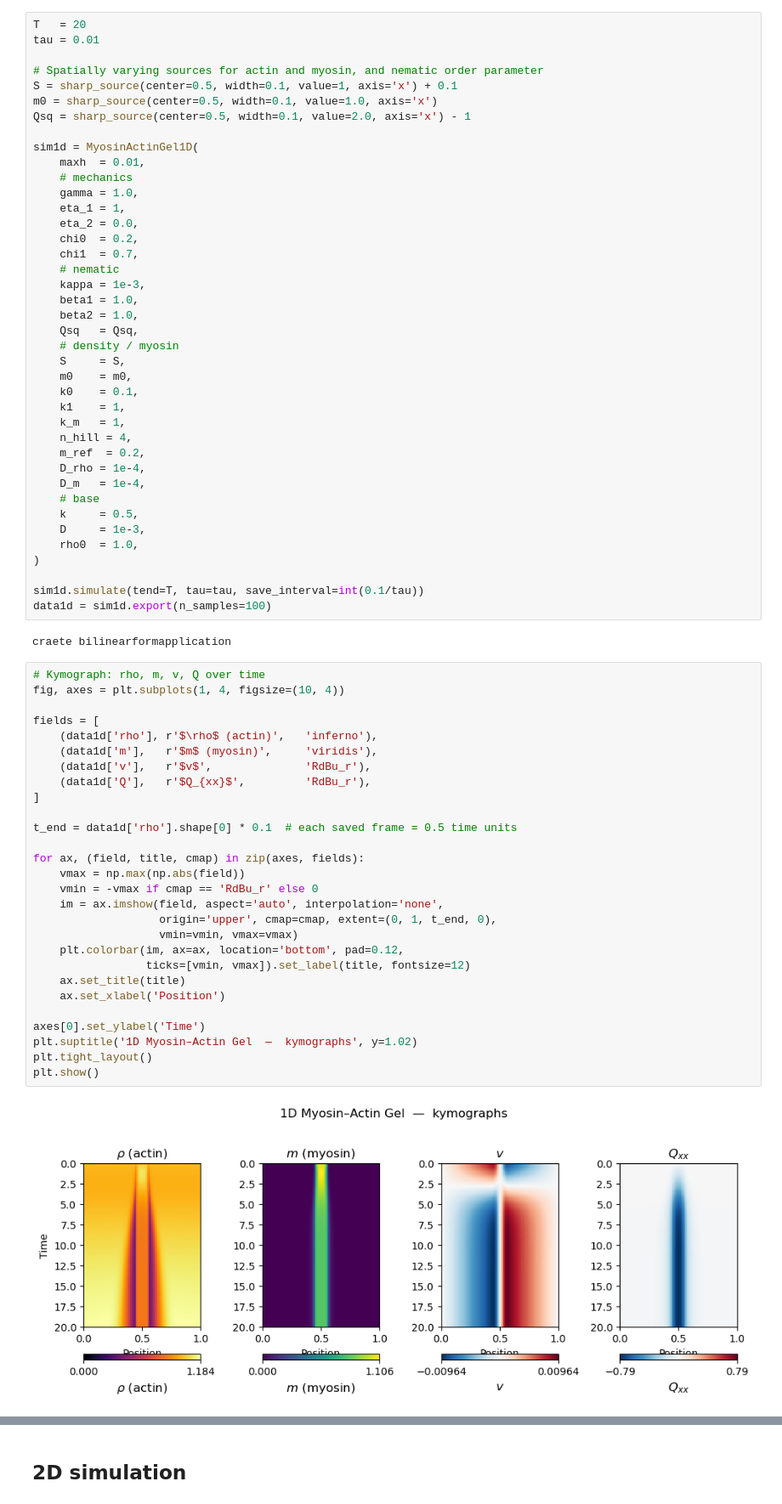
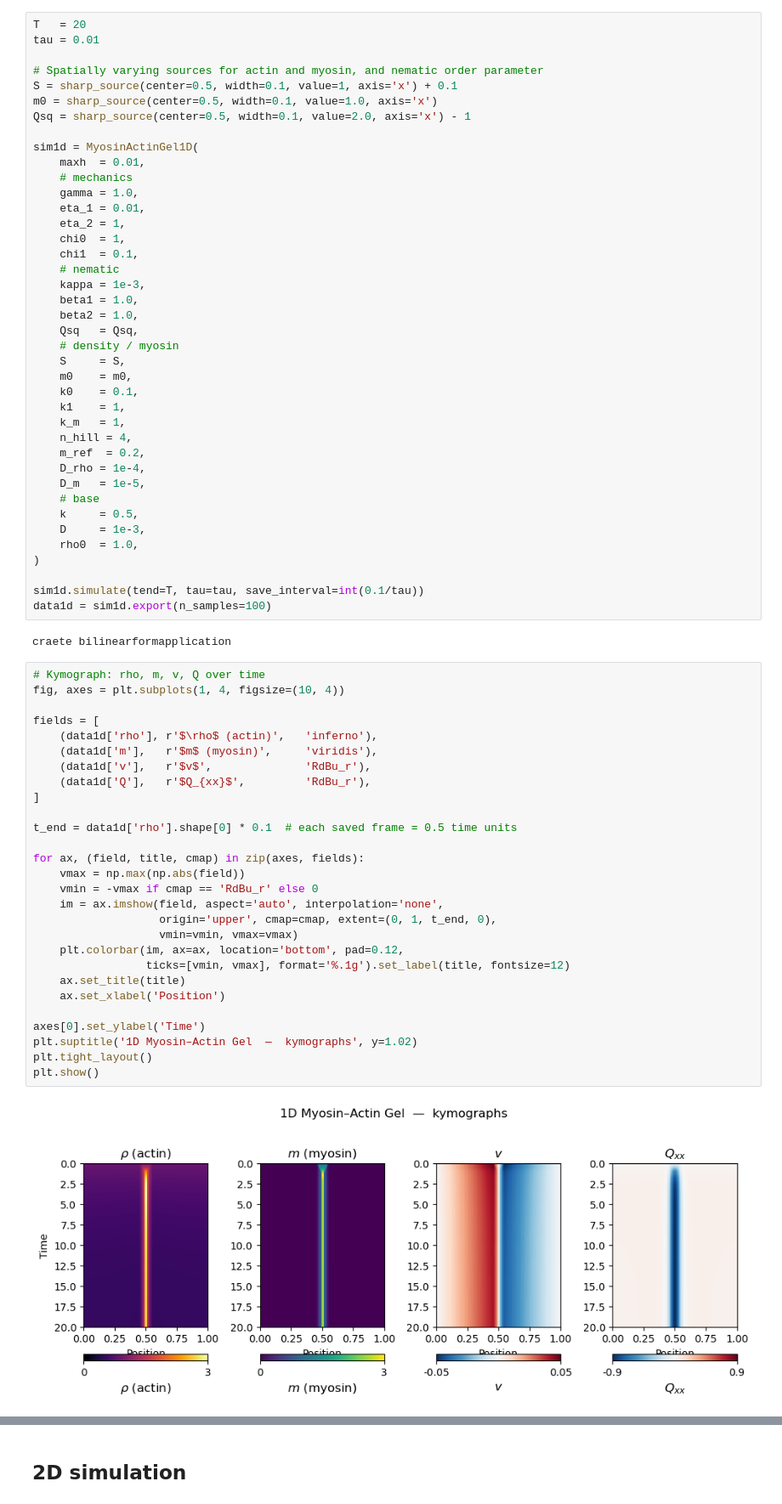
Before and after one commit to Irene-Li/Zebrafish_cleavage, a Jupyter notebook: notebooks/actin_myo_gel.ipynb, the cells around one changed output, grey strips where cells are left out. Shown at 85% size. Saved outputs shown, nothing was run; the diff lists cells and outputs as text.

```diff
--- a/notebooks/actin_myo_gel.ipynb
+++ b/notebooks/actin_myo_gel.ipynb
@@ -36,10 +36,10 @@ sim1d = MyosinActinGel1D(
     maxh  = 0.01,
     # mechanics
     gamma = 1.0,
-    eta_1 = 1,
-    eta_2 = 0.0,
-    chi0  = 0.2,
-    chi1  = 0.7,
+    eta_1 = 0.01,
+    eta_2 = 1,
+    chi0  = 1,
+    chi1  = 0.1,
     # nematic
     kappa = 1e-3,
     beta1 = 1.0,
@@ -54,7 +54,7 @@ sim1d = MyosinActinGel1D(
     n_hill = 4,
     m_ref  = 0.2,
     D_rho = 1e-4,
-    D_m   = 1e-4,
+    D_m   = 1e-5,
     # base
     k     = 0.5,
     D     = 1e-3,
@@ -68,33 +68,33 @@ craete bilinearformapplication
 # %%
 # Kymograph: rho, m, v, Q over time
 fig, axes = plt.subplots(1, 4, figsize=(10, 4))
 
 fields = [
     (data1d['rho'], r'$\rho$ (actin)',   'inferno'),
     (data1d['m'],   r'$m$ (myosin)',     'viridis'),
     (data1d['v'],   r'$v$',              'RdBu_r'),
     (data1d['Q'],   r'$Q_{xx}$',         'RdBu_r'),
 ]
 
 t_end = data1d['rho'].shape[0] * 0.1  # each saved frame = 0.5 time units
 
 for ax, (field, title, cmap) in zip(axes, fields):
     vmax = np.max(np.abs(field))
     vmin = -vmax if cmap == 'RdBu_r' else 0
     im = ax.imshow(field, aspect='auto', interpolation='none',
                    origin='upper', cmap=cmap, extent=(0, 1, t_end, 0),
                    vmin=vmin, vmax=vmax)
     plt.colorbar(im, ax=ax, location='bottom', pad=0.12,
-                 ticks=[vmin, vmax]).set_label(title, fontsize=12)
+                 ticks=[vmin, vmax], format='%.1g').set_label(title, fontsize=12)
     ax.set_title(title)
     ax.set_xlabel('Position')
 
 axes[0].set_ylabel('Time')
 plt.suptitle('1D Myosin–Actin Gel  —  kymographs', y=1.02)
 plt.tight_layout()
 plt.show()
 # %% [output]
-[figure, old version]
+[figure, new version]
 # %%
 # Steady-state profiles
 xc = data1d['x']
```
Also changed, not shown: parts of 5 cells of this notebook, 6 other files.
